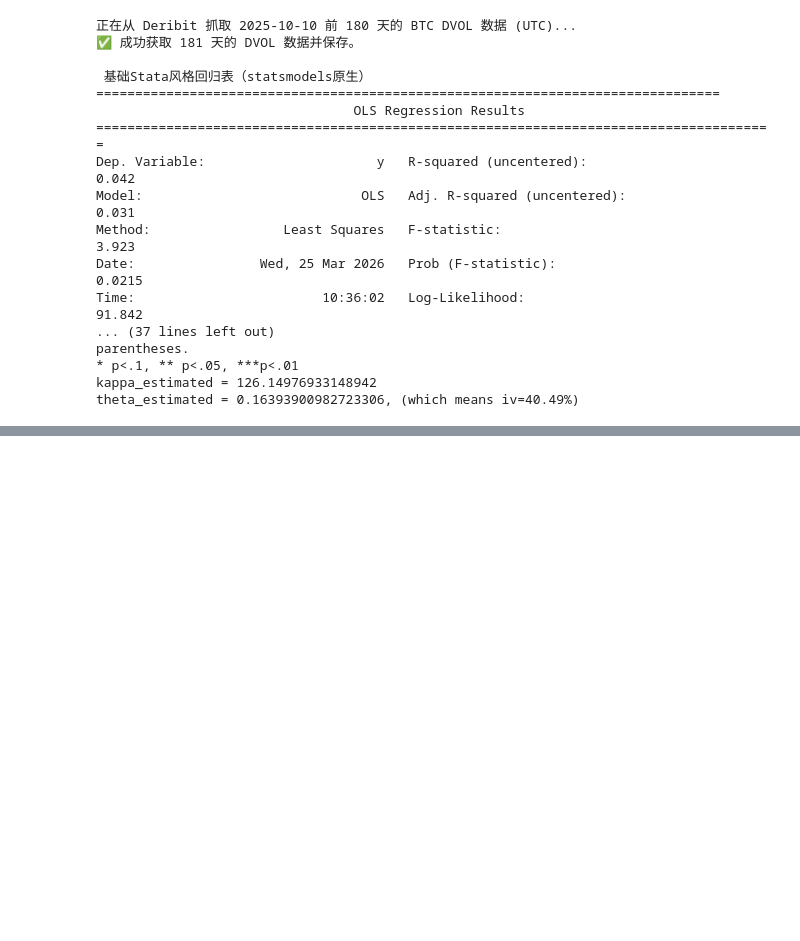
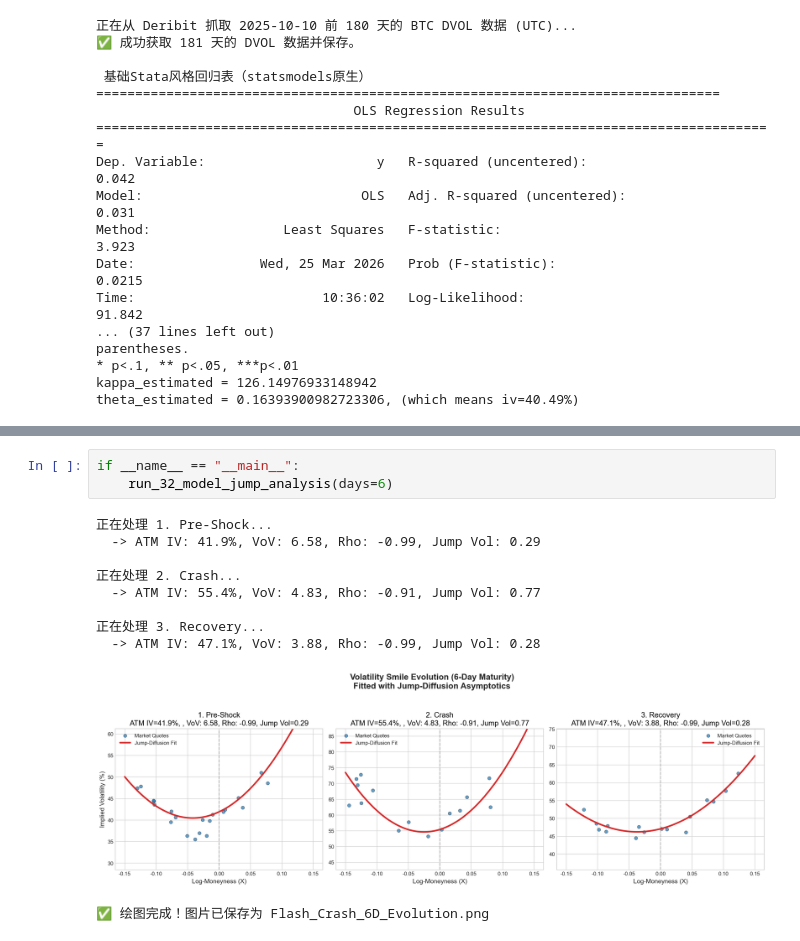
Before and after one commit to Lonelygarden/Project_sv32_EMC, a Jupyter notebook: market_callibration_sv32.ipynb, the cells around one changed output, grey strips where cells are left out. Saved outputs shown, nothing was run; the diff lists cells and outputs as text; blank space fills up the shorter version.

Commit message:
Add jump calibration

```diff
--- a/market_callibration_sv32.ipynb
+++ b/market_callibration_sv32.ipynb
@@ -556,3 +174,17 @@ if __name__ == "__main__":
   -> ATM IV: 47.1%, VoV: 17.81, Rho: -0.22
 [figure]
  对照组绘图完成！图片已保存为 Flash_Crash_6D_Evolution_NoJump.png
+# %%
+if __name__ == "__main__":
+    run_32_model_jump_analysis(days=6)
+# %% [output]
+正在处理 1. Pre-Shock...
+  -> ATM IV: 41.9%, VoV: 6.58, Rho: -0.99, Jump Vol: 0.29
+
+正在处理 2. Crash...
+  -> ATM IV: 55.4%, VoV: 4.83, Rho: -0.91, Jump Vol: 0.77
+
+正在处理 3. Recovery...
+  -> ATM IV: 47.1%, VoV: 3.88, Rho: -0.99, Jump Vol: 0.28
+[figure, added]
+✅ 绘图完成！图片已保存为 Flash_Crash_6D_Evolution.png
```
Also changed, not shown: parts of 5 cells of this notebook, 9 other files.
